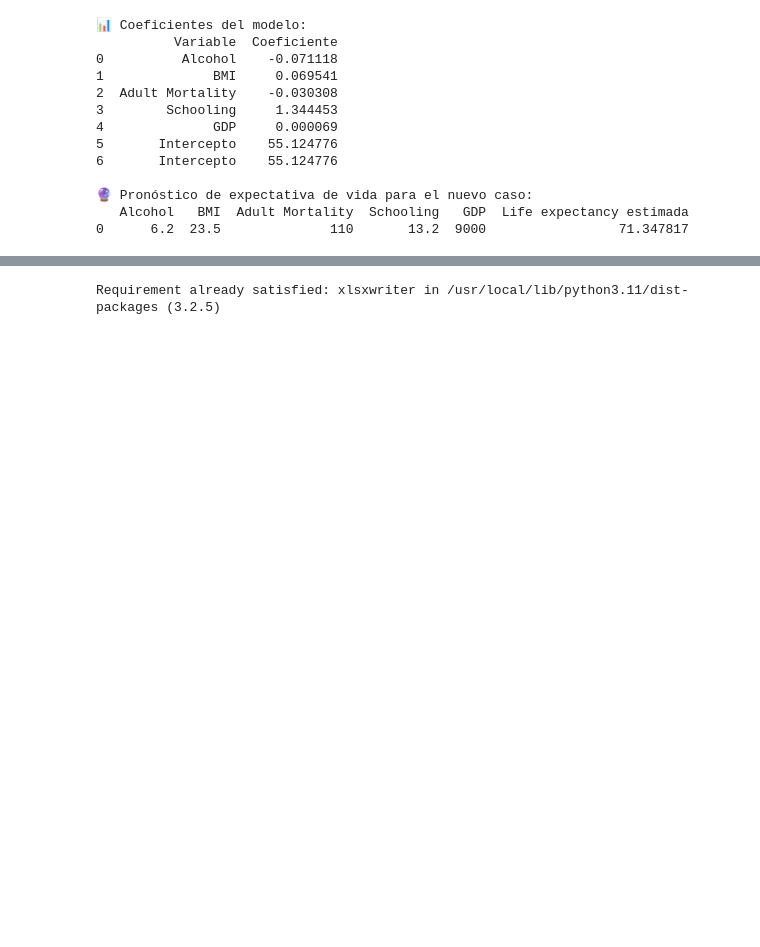
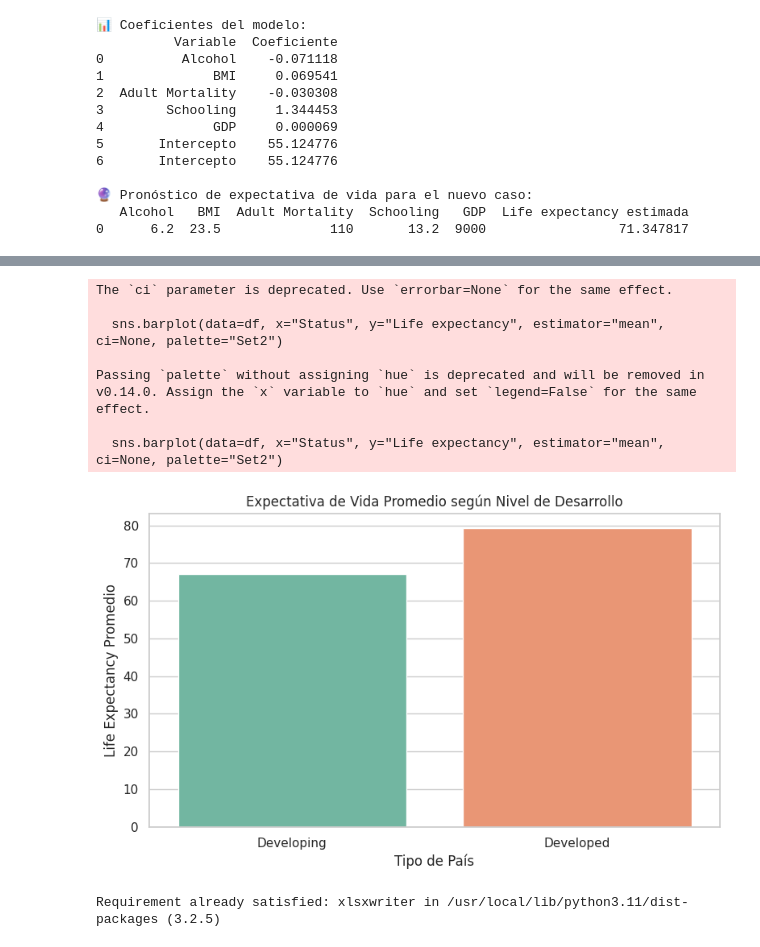
Before and after one commit to Tobon74/-Proyecto-2-An-lisis-exploratorio-de-datos, a Jupyter notebook: Copia_de_Proyecto_2_Análisis_exploratorio_de_datos.ipynb, the cells around one changed output, grey strips where cells are left out. Cells and saved outputs as stored; diff of their text form; code cells hidden in the pictures; blank space fills up the shorter version.

```diff
--- a/Copia_de_Proyecto_2_Análisis_exploratorio_de_datos.ipynb
+++ b/Copia_de_Proyecto_2_Análisis_exploratorio_de_datos.ipynb
@@ -201,3 +230,28 @@ print(pronostico_df)
+# %%
+import matplotlib.pyplot as plt
+import seaborn as sns
+
+# Estilo gráfico
+sns.set(style="whitegrid")
+
+# Gráfica de barras: expectativa de vida promedio por tipo de país (Status)
+plt.figure(figsize=(8, 5))
+sns.barplot(data=df, x="Status", y="Life expectancy", estimator="mean", ci=None, palette="Set2")
+plt.title("Expectativa de Vida Promedio según Nivel de Desarrollo")
+plt.xlabel("Tipo de País")
+plt.ylabel("Life Expectancy Promedio")
+plt.tight_layout()
+plt.savefig("Barplot_Por_Estado.png")
+plt.show()
+# %% [output]
+The `ci` parameter is deprecated. Use `errorbar=None` for the same effect.
+
+  sns.barplot(data=df, x="Status", y="Life expectancy", estimator="mean", ci=None, palette="Set2")
+
+Passing `palette` without assigning `hue` is deprecated and will be removed in v0.14.0. Assign the `x` variable to `hue` and set `legend=False` for the same effect.
+
+  sns.barplot(data=df, x="Status", y="Life expectancy", estimator="mean", ci=None, palette="Set2")
+[figure, added]
 # %%
 # Guardar ambos en un archivo Excel
 from google.colab import files
```
Also changed, not shown: parts of 3 cells of this notebook.
